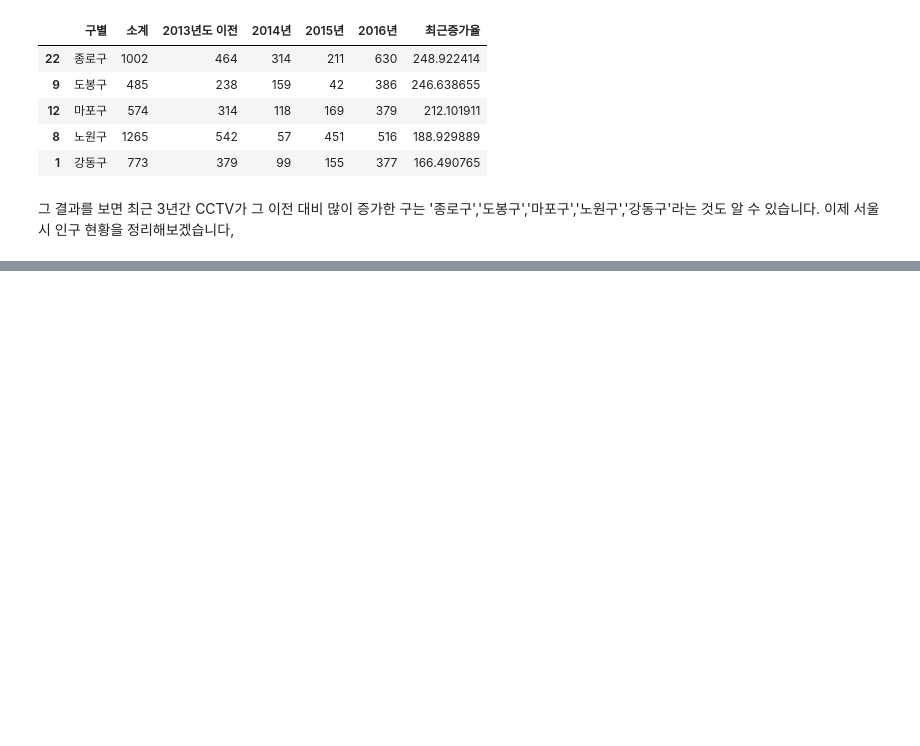
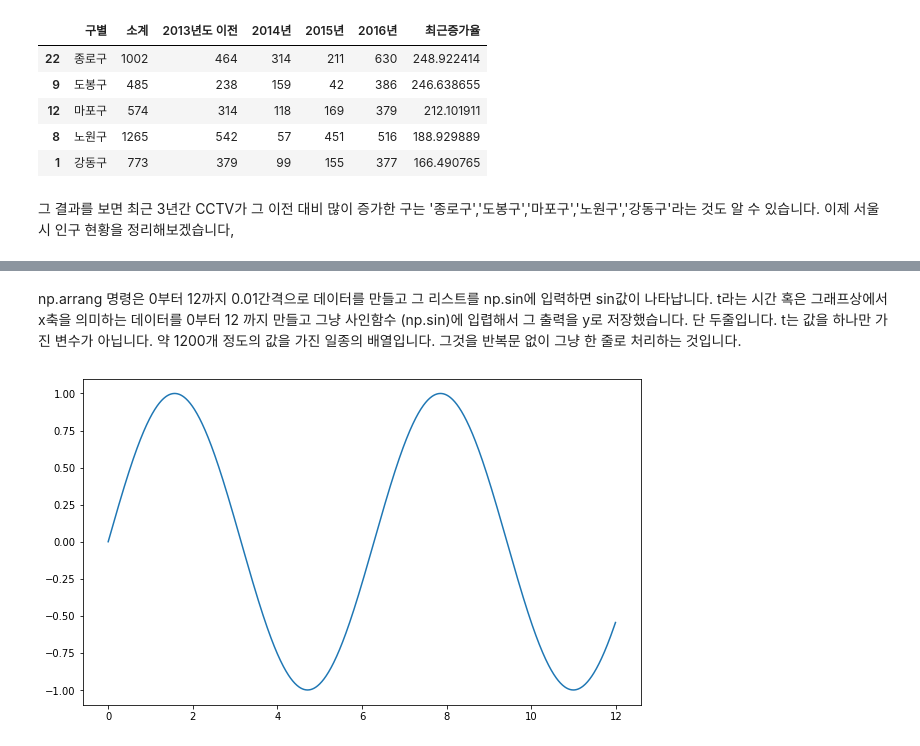
Before and after one commit to wntkdl94/DataScience_study, a Jupyter notebook: chapter_1.ipynb, the cells around one changed output, grey strips where cells are left out. Saved outputs shown, nothing was run; the diff lists cells and outputs as text; code cells hidden in the pictures; blank space fills up the shorter version.

```diff
--- a/chapter_1.ipynb
+++ b/chapter_1.ipynb
@@ -493,0 +916,8 @@ a = 1
+# %% [markdown]
+np.arrang 명령은 0부터 12까지 0.01간격으로 데이터를 만들고 그 리스트를 np.sin에 입력하면 sin값이 나타납니다. t라는 시간 혹은 그래프상에서 x축을 의미하는 데이터를 0부터 12 까지 만들고 그냥 사인함수 (np.sin)에 입렵해서 그 출력을 y로 저장했습니다. 단 두줄입니다. t는 값을 하나만 가진 변수가 아닙니다. 약 1200개 정도의 값을 가진 일종의 배열입니다. 그것을 반복문 없이 그냥 한 줄로 처리하는 것입니다.
+# %%
+plt.figure(figsize=(10,6))
+plt.plot(t,y)
+plt.show()
+# %% [output]
+[figure, added]
```
Also changed, not shown: parts of 165 cells of this notebook, 2 other files.
